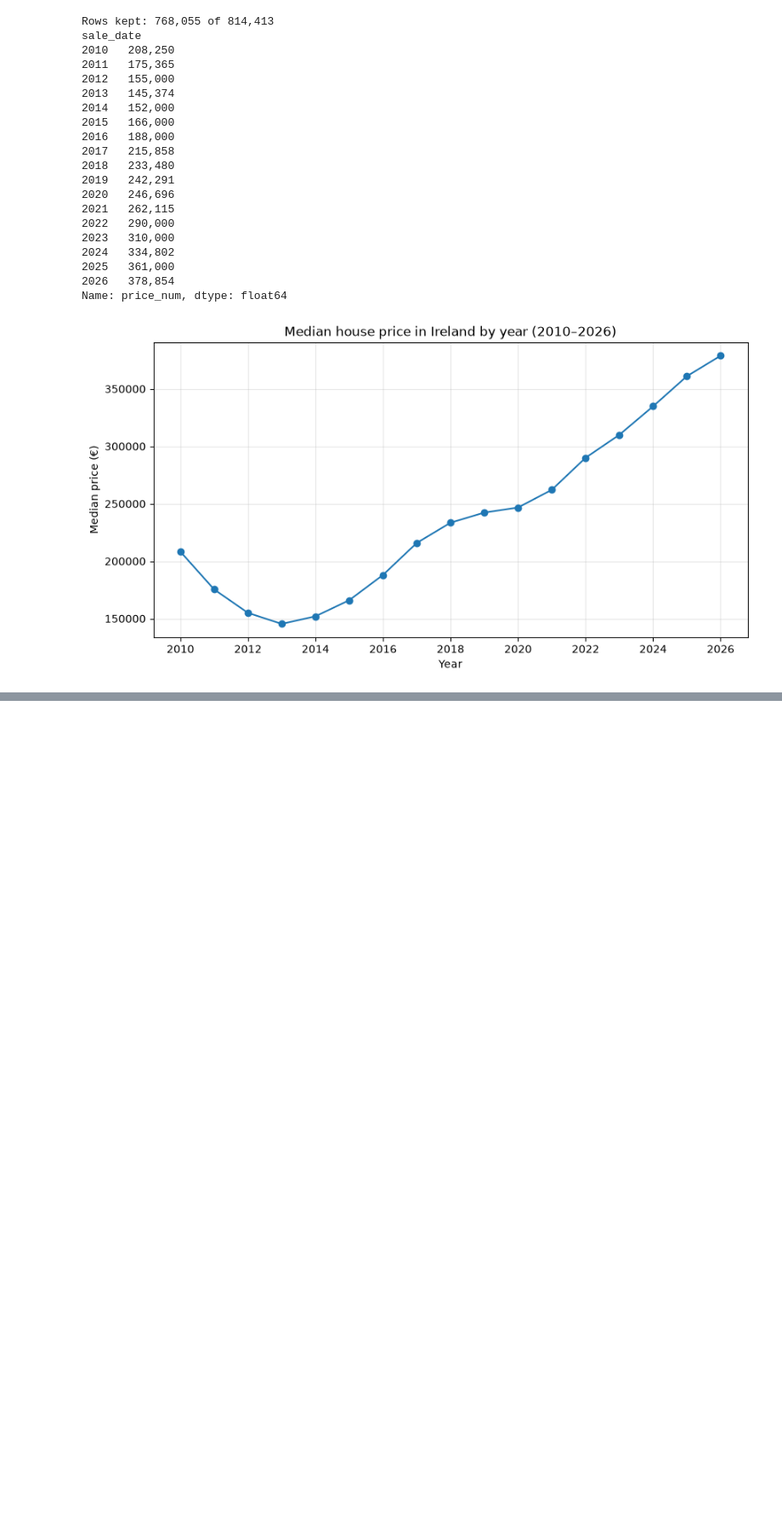
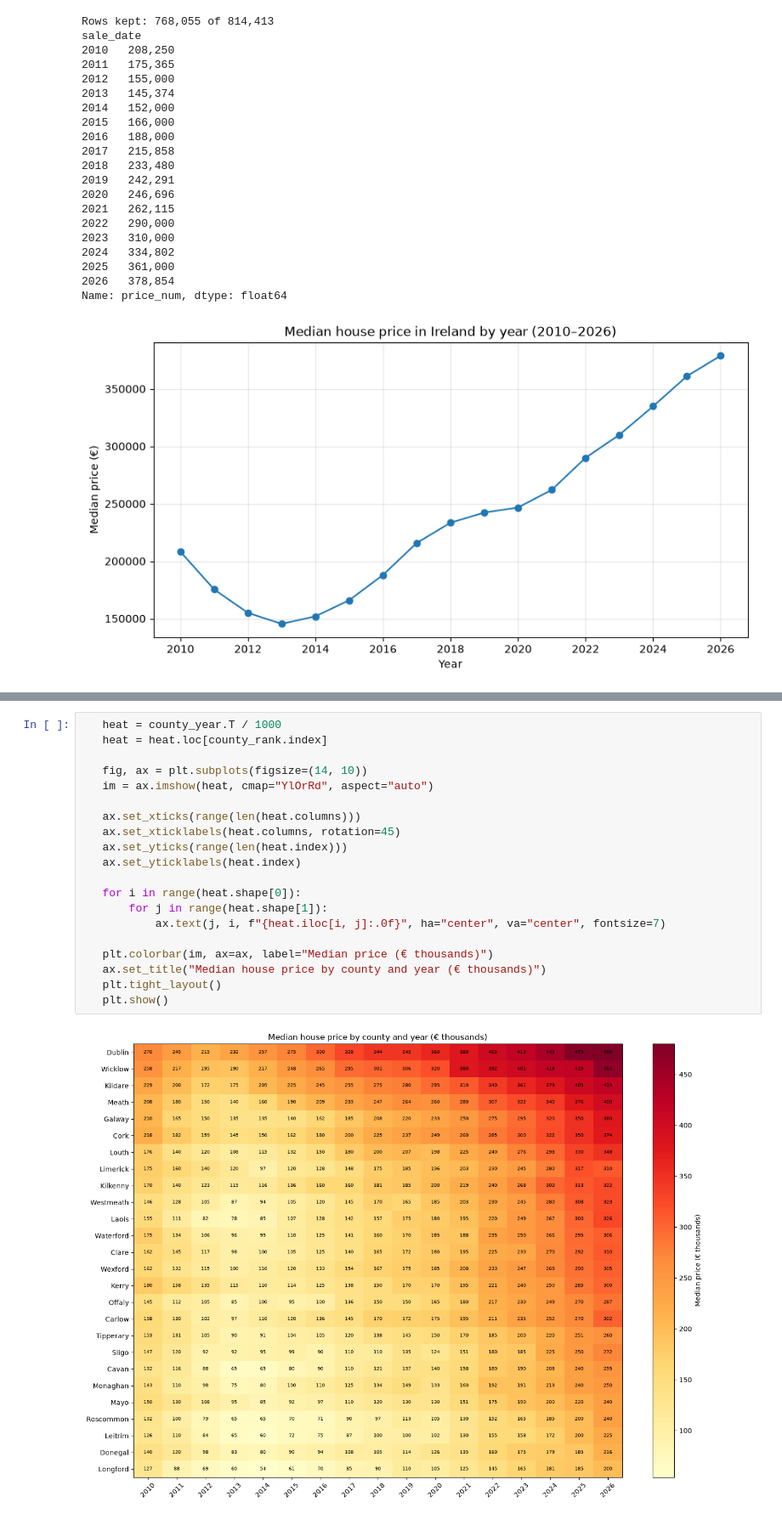
Before and after one commit to Vityarubbasiri/irish-housing-agent, a Jupyter notebook: notebooks/01_explore_ppr.ipynb, the cells around one changed output, grey strips where cells are left out. Shown at 85% size. Drawn from its saved outputs; the diff is of its cells as text; blank space fills up the shorter version.

```diff
--- a/notebooks/01_explore_ppr.ipynb
+++ b/notebooks/01_explore_ppr.ipynb
@@ -276,0 +376,22 @@ Name: price_num, dtype: float64
+# %%
+   heat = county_year.T / 1000
+   heat = heat.loc[county_rank.index]
+
+   fig, ax = plt.subplots(figsize=(14, 10))
+   im = ax.imshow(heat, cmap="YlOrRd", aspect="auto")
+
+   ax.set_xticks(range(len(heat.columns)))
+   ax.set_xticklabels(heat.columns, rotation=45)
+   ax.set_yticks(range(len(heat.index)))
+   ax.set_yticklabels(heat.index)
+
+   for i in range(heat.shape[0]):
+       for j in range(heat.shape[1]):
+           ax.text(j, i, f"{heat.iloc[i, j]:.0f}", ha="center", va="center", fontsize=7)
+
+   plt.colorbar(im, ax=ax, label="Median price (€ thousands)")
+   ax.set_title("Median house price by county and year (€ thousands)")
+   plt.tight_layout()
+   plt.show()
+# %% [output]
+[figure, added]
```
Also changed, not shown: parts of 6 cells of this notebook.
